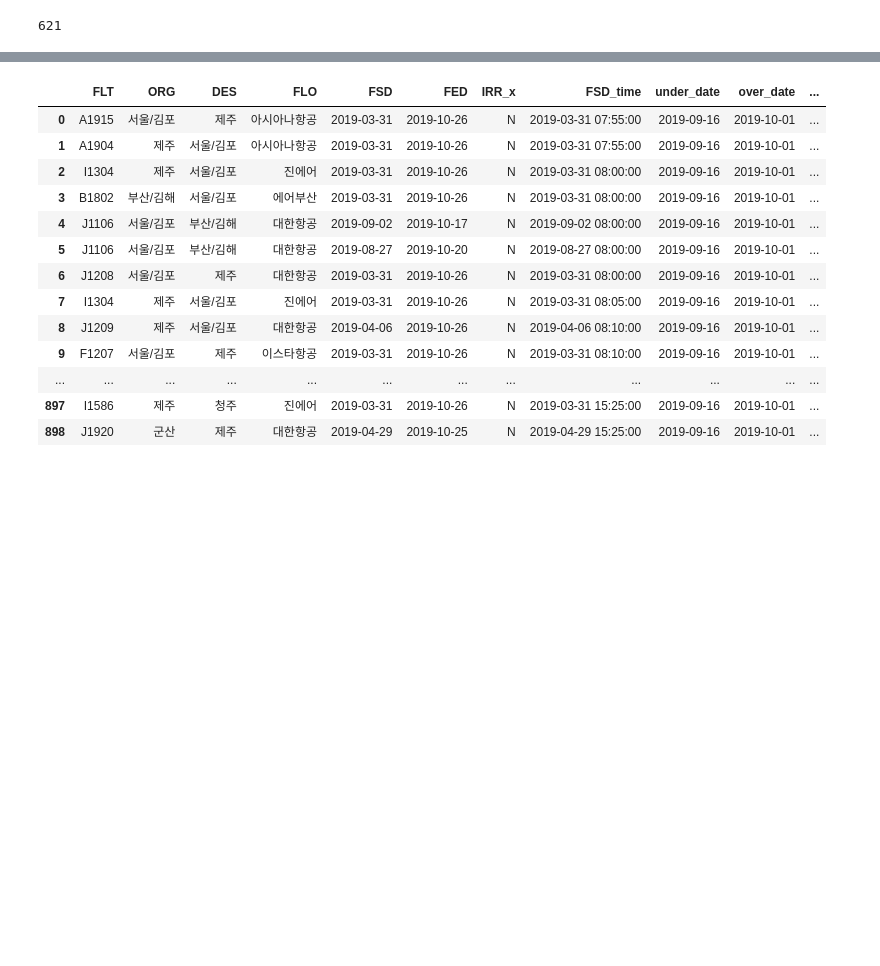
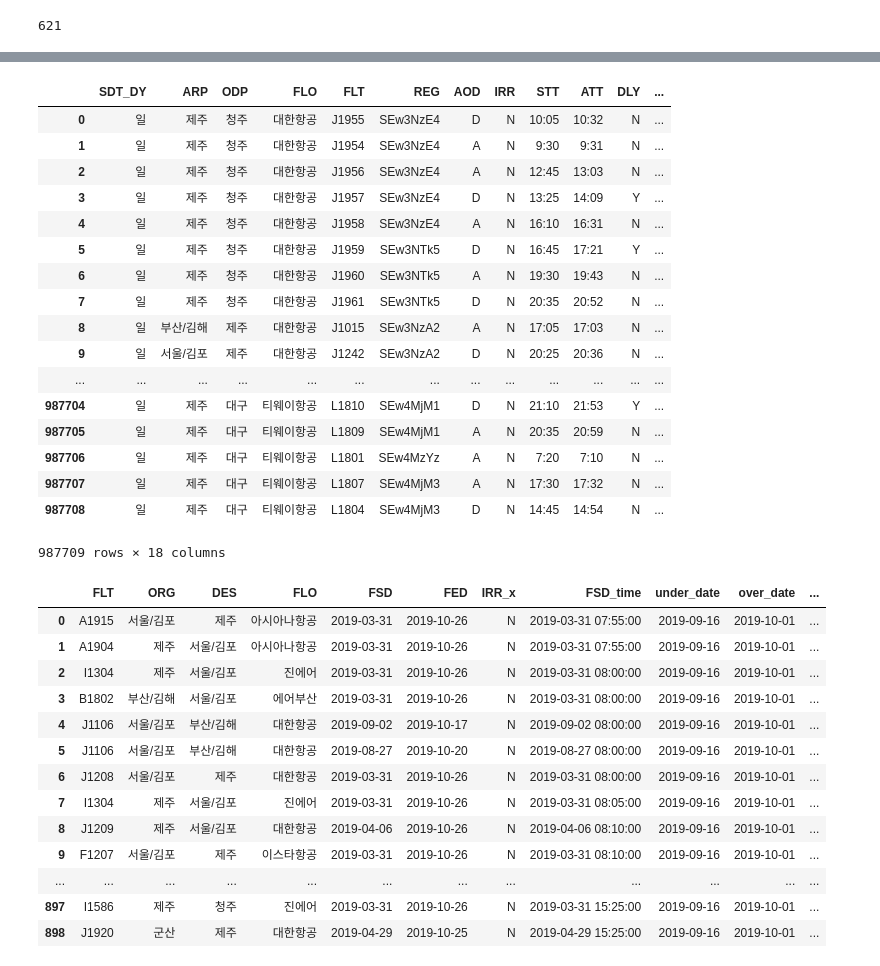
Before and after one commit to HEUNG-BAE-LEE/Bigcontest, a Jupyter notebook: analysis/futures_league/2019빅콘테스트_퓨처스리그/predict_reg.ipynb, the cells around one changed output, grey strips where cells are left out. Cells and saved outputs as stored; diff of their text form; code cells hidden in the pictures; blank space fills up the shorter version.

```diff
--- a/analysis/futures_league/2019빅콘테스트_퓨처스리그/predict_reg.ipynb
+++ b/analysis/futures_league/2019빅콘테스트_퓨처스리그/predict_reg.ipynb
@@ -419,3 +496,24 @@ Name: FSD_time, Length: 117, dtype: object
+# %%
+train_data[]
+# %% [output]
+|  | SDT_DY | ARP | ODP | FLO | FLT | REG | AOD | IRR | STT | ATT | DLY | ... |
+| 0 | 일 | 제주 | 청주 | 대한항공 | J1955 | SEw3NzE4 | D | N | 10:05 | 10:32 | N | ... |
+| 1 | 일 | 제주 | 청주 | 대한항공 | J1954 | SEw3NzE4 | A | N | 9:30 | 9:31 | N | ... |
+| 2 | 일 | 제주 | 청주 | 대한항공 | J1956 | SEw3NzE4 | A | N | 12:45 | 13:03 | N | ... |
+| 3 | 일 | 제주 | 청주 | 대한항공 | J1957 | SEw3NzE4 | D | N | 13:25 | 14:09 | Y | ... |
+| 4 | 일 | 제주 | 청주 | 대한항공 | J1958 | SEw3NzE4 | A | N | 16:10 | 16:31 | N | ... |
+| 5 | 일 | 제주 | 청주 | 대한항공 | J1959 | SEw3NTk5 | D | N | 16:45 | 17:21 | Y | ... |
+| 6 | 일 | 제주 | 청주 | 대한항공 | J1960 | SEw3NTk5 | A | N | 19:30 | 19:43 | N | ... |
+| 7 | 일 | 제주 | 청주 | 대한항공 | J1961 | SEw3NTk5 | D | N | 20:35 | 20:52 | N | ... |
+| 8 | 일 | 부산/김해 | 제주 | 대한항공 | J1015 | SEw3NzA2 | A | N | 17:05 | 17:03 | N | ... |
+| 9 | 일 | 서울/김포 | 제주 | 대한항공 | J1242 | SEw3NzA2 | D | N | 20:25 | 20:36 | N | ... |
+| ... | ... | ... | ... | ... | ... | ... | ... | ... | ... | ... | ... | ... |
+| 987704 | 일 | 제주 | 대구 | 티웨이항공 | L1810 | SEw4MjM1 | D | N | 21:10 | 21:53 | Y | ... |
+| 987705 | 일 | 제주 | 대구 | 티웨이항공 | L1809 | SEw4MjM1 | A | N | 20:35 | 20:59 | N | ... |
+| 987706 | 일 | 제주 | 대구 | 티웨이항공 | L1801 | SEw4MzYz | A | N | 7:20 | 7:10 | N | ... |
+| 987707 | 일 | 제주 | 대구 | 티웨이항공 | L1807 | SEw4MjM3 | A | N | 17:30 | 17:32 | N | ... |
+| 987708 | 일 | 제주 | 대구 | 티웨이항공 | L1804 | SEw4MjM3 | D | N | 14:45 | 14:54 | N | ... |
+987709 rows × 18 columns
 # %%
 merge_dt=pd.merge(left=season_dt, right=train_data, how="left", left_on=["FSD_time", "FLT", "ORG", "DES", "FLO"], \
          right_on=["SDT", "FLT", "ARP", "ODP", "FLO"])
```
Also changed, not shown: parts of 34 cells of this notebook, 2 other files.
